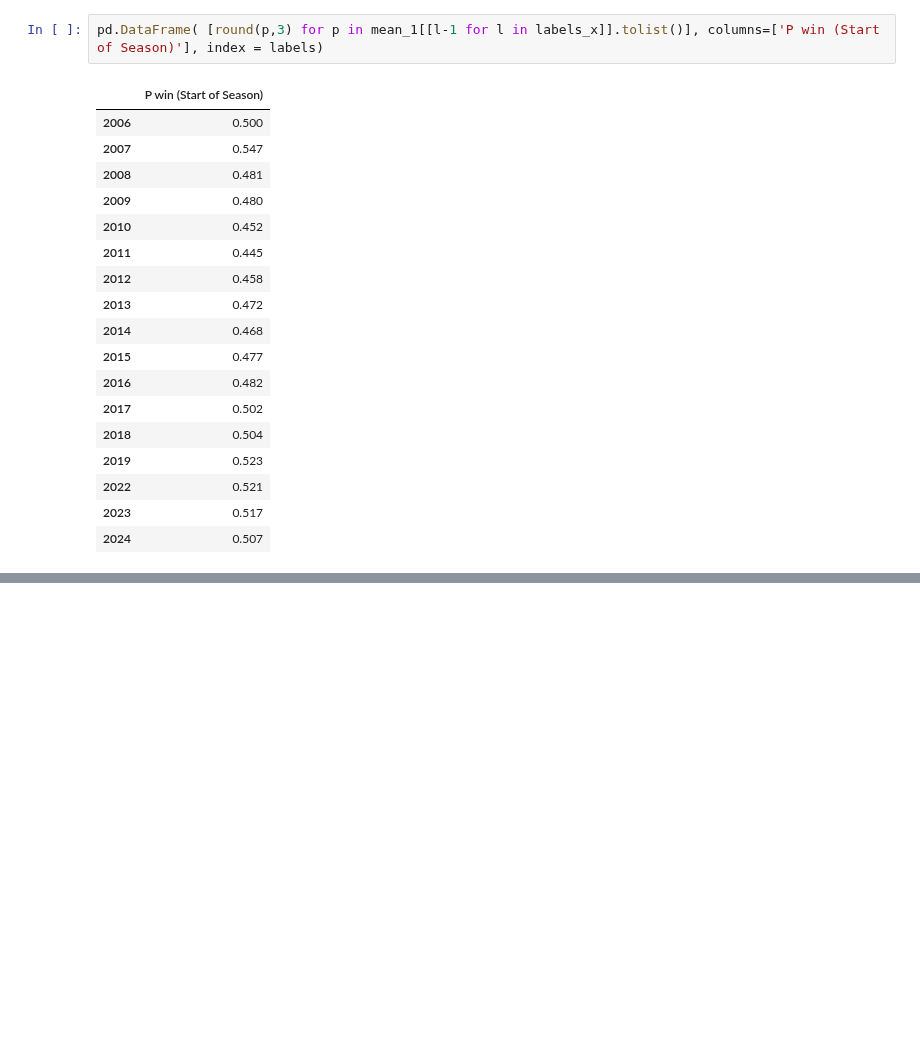
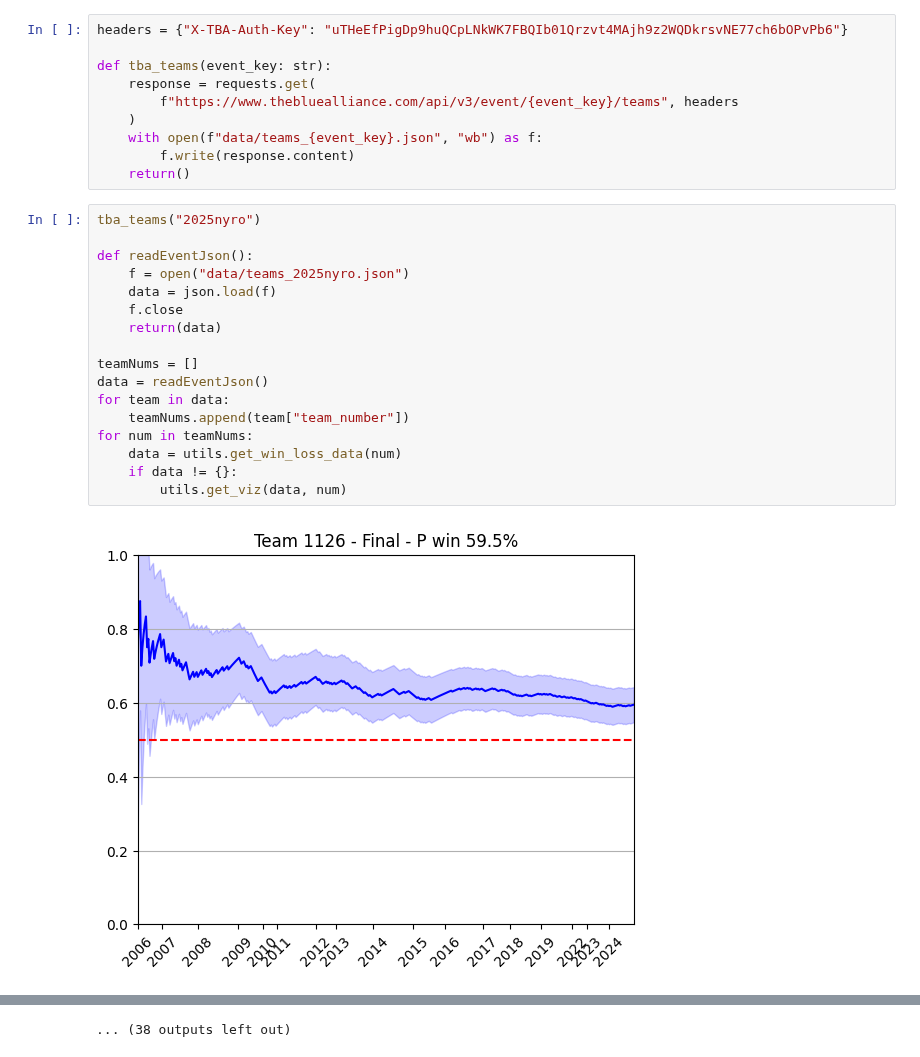
Before and after one commit to FairportRobotics/game-intelligence, a Jupyter notebook: team-stats.ipynb, the cells around one changed output, grey strips where cells are left out. Cells and saved outputs as stored; diff of their text form; blank space fills up the shorter version.

Commit message:
creates graphs for all teams participating in 2025nyro, saves in viz folder

```diff
--- a/team-stats.ipynb
+++ b/team-stats.ipynb
@@ -194,21 +21,29 @@ plt.grid(axis = 'y')
-# %%
-pd.DataFrame( [round(p,3) for p in mean_1[[l-1 for l in labels_x]].tolist()], columns=['P win (Start of Season)'], index = labels)
-# %% [output]
-|  | P win (Start of Season) |
-| 2006 | 0.500 |
-| 2007 | 0.547 |
-| 2008 | 0.481 |
-| 2009 | 0.480 |
-| 2010 | 0.452 |
-| 2011 | 0.445 |
-| 2012 | 0.458 |
-| 2013 | 0.472 |
-| 2014 | 0.468 |
-| 2015 | 0.477 |
-| 2016 | 0.482 |
-| 2017 | 0.502 |
-| 2018 | 0.504 |
-| 2019 | 0.523 |
-| 2022 | 0.521 |
-| 2023 | 0.517 |
-| 2024 | 0.507 |
+# %%
+headers = {"X-TBA-Auth-Key": "uTHeEfPigDp9huQCpLNkWK7FBQIb01Qrzvt4MAjh9z2WQDkrsvNE77ch6bOPvPb6"}
+
+def tba_teams(event_key: str):
+    response = requests.get(
+        f"https://www.thebluealliance.com/api/v3/event/{event_key}/teams", headers
+    )
+    with open(f"data/teams_{event_key}.json", "wb") as f:
+        f.write(response.content)
+    return()
+# %%
+tba_teams("2025nyro")
+
+def readEventJson():
+    f = open("data/teams_2025nyro.json")
+    data = json.load(f)
+    f.close
+    return(data)
+
+teamNums = []
+data = readEventJson()
+for team in data:
+    teamNums.append(team["team_number"])
+for num in teamNums:
+    data = utils.get_win_loss_data(num)
+    if data != {}:
+        utils.get_viz(data, num)
+# %% [output]
+[figure, added]
@@ -214,0 +61 @@ pd.DataFrame( [round(p,3) for p in mean_1[[l-1 for l in labels_x]].tolist()], co
+... (38 outputs left out)
```
Also changed, not shown: parts of 8 cells of this notebook.
